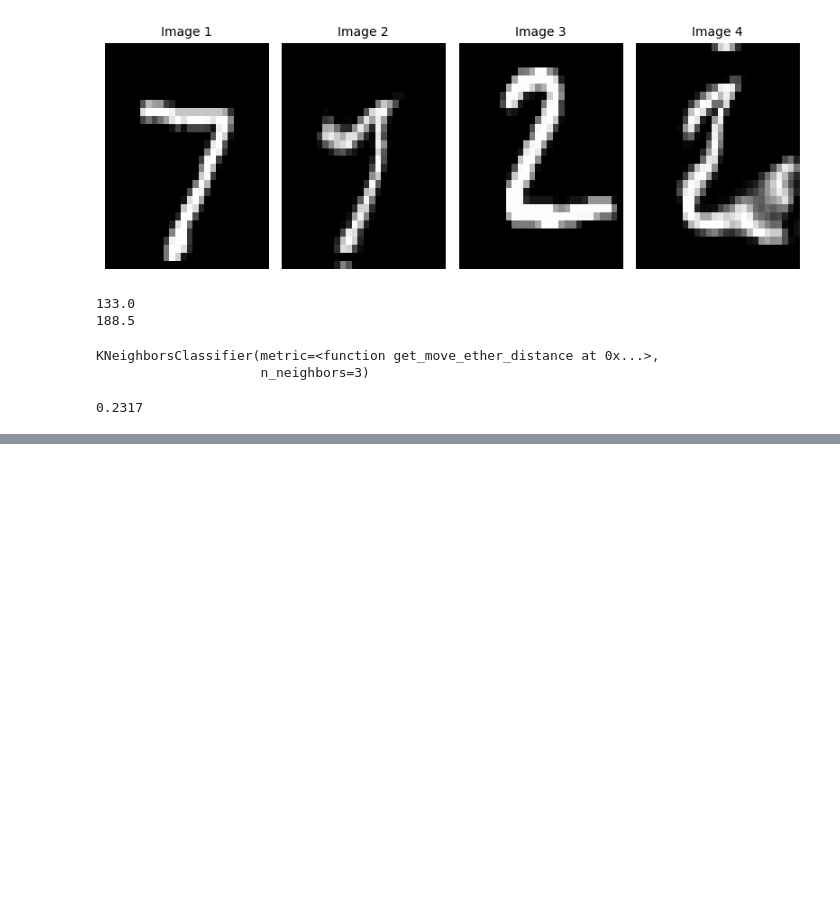
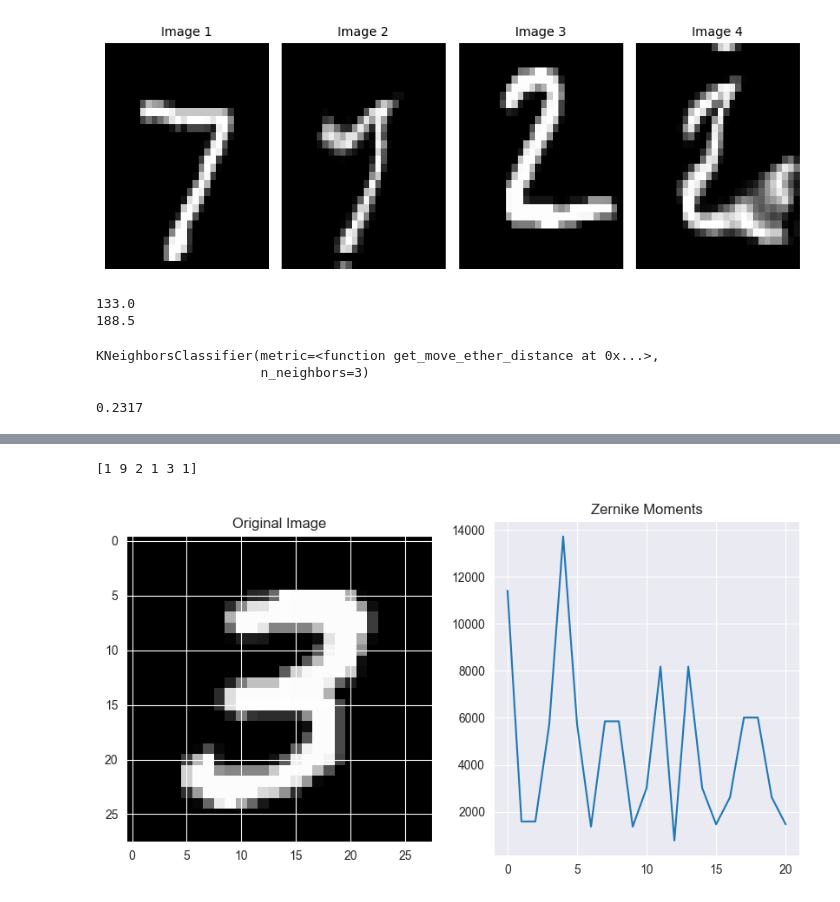
Before and after one commit to Noamnes/Machine_Learning_Project, a Jupyter notebook: tests.ipynb, the cells around one changed output, grey strips where cells are left out. Cells and saved outputs as stored; diff of their text form; code cells hidden in the pictures; blank space fills up the shorter version.

```diff
--- a/tests.ipynb
+++ b/tests.ipynb
@@ -226,0 +239,13 @@ Feature vector length per image: 21
+# %%
+plt.figure(figsize=(10, 5))
+plt.subplot(121)
+plt.imshow(X_train[7], cmap='gray')
+plt.title('Original Image')
+plt.subplot(122)
+plt.plot(train_features[7]) # 3
+print(y_train[3:9])
+plt.title('Zernike Moments')
+plt.show()
+# %% [output]
+[1 9 2 1 3 1]
+[figure, added]
```
Also changed, not shown: parts of 2 cells of this notebook, 1 other file.
